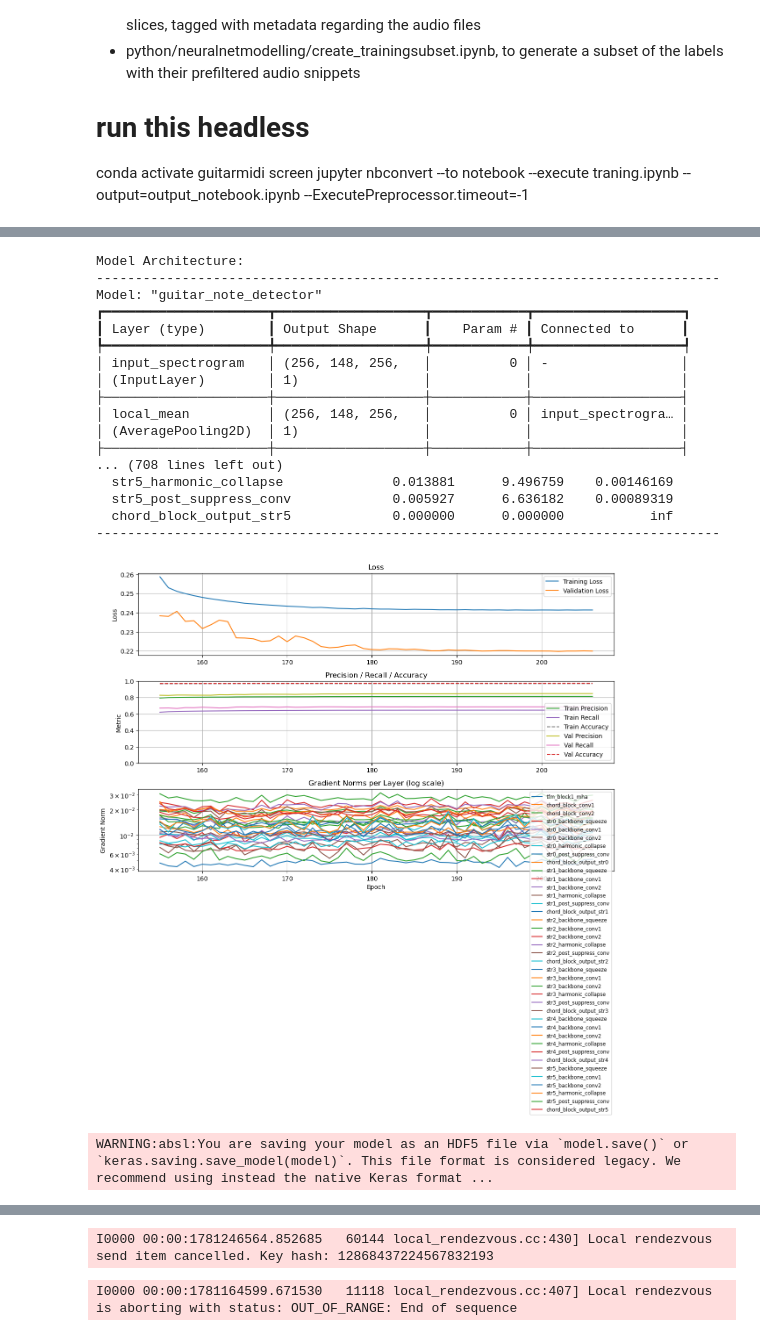
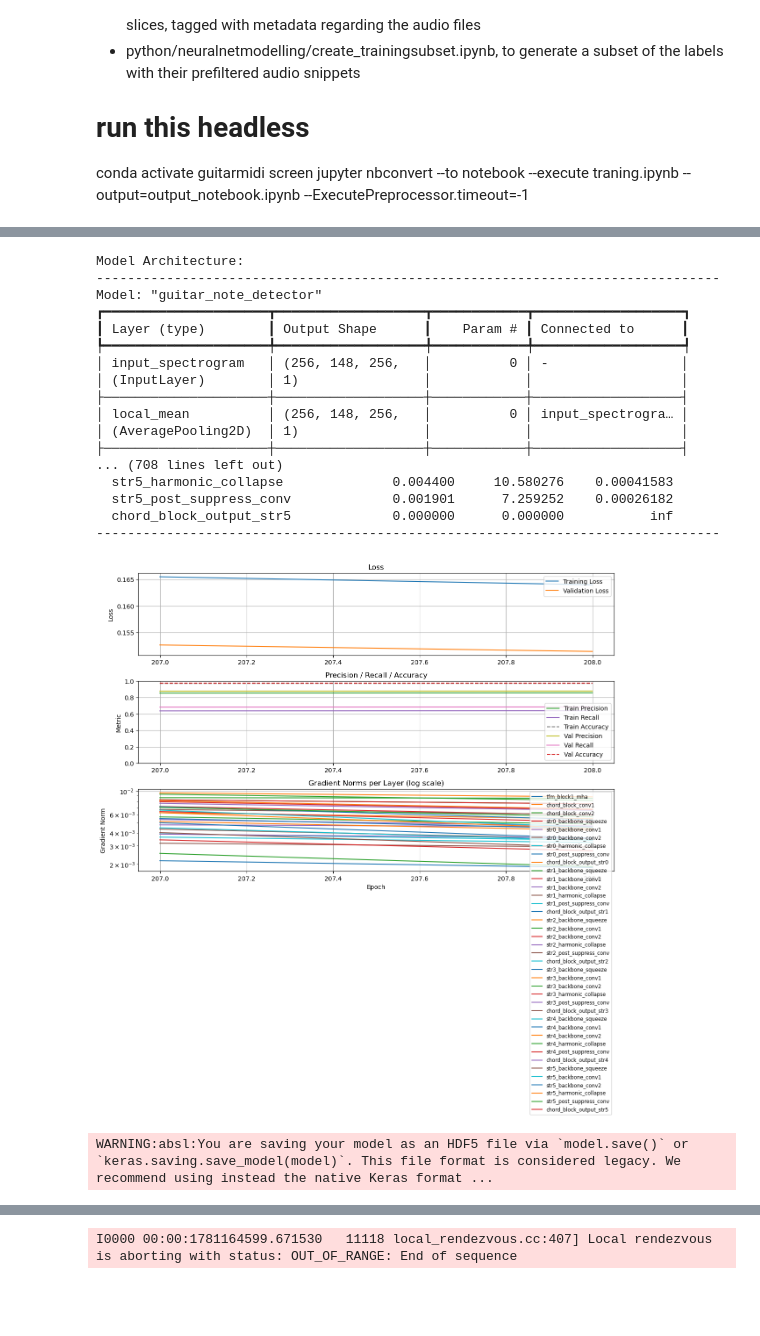
Before and after one commit to geraldmwangi/GuitarMidi-LV2, a Jupyter notebook: python/neuralnetmodelling/training-with-prefiltering-singletfrecord.ipynb, the cells around one changed output, grey strips where cells are left out. Cells and saved outputs as stored; diff of their text form; code cells hidden in the pictures; blank space fills up the shorter version.

Commit message:
testing current best epoch guitarmidi_staticmapping_epoch208_valAcc0.9755_valPrec0.8789_valRecall0.6852.keras

```diff
--- a/python/neuralnetmodelling/training-with-prefiltering-singletfrecord.ipynb
+++ b/python/neuralnetmodelling/training-with-prefiltering-singletfrecord.ipynb
@@ -657,37 +666,37 @@ try:
     #     layer.trainable = 'chord_block_output' in layer.name
     cnn_model.summary()
     history_cnn = cnn_model.fit(train_dataset,
-                                initial_epoch=154,#142,
+                                initial_epoch=206,#142,
                                 epochs=EPOCHS,
                                 # steps_per_epoch=STEPS_PER_EPOCH,
                                 # validation_steps=VALIDATION_STEPS,
                                 #batch_size=BATCH_SIZE, shuffle=False,
                                 validation_data=val_dataset,
                                 callbacks=[plot_callback, early_stopping_callback,checkpoint,checkpointh5,reduce_lr,tensorboard_callback])#,lr_scheduler_callback])
 
     #cnn_model.save_weights('guitarmidi.weights.keras')
     cnn_model.save('guitarmidi-no-transformer.keras')
     print("Model weights saved successfully!")
 
 except Exception as e:
     print(f"An error occurred during training: {e}")
 # %% [output]
 Model Architecture:
 --------------------------------------------------------------------------------
 Model: "guitar_note_detector"
 ┏━━━━━━━━━━━━━━━━━━━━━┳━━━━━━━━━━━━━━━━━━━┳━━━━━━━━━━━━┳━━━━━━━━━━━━━━━━━━━┓
 ┃ Layer (type)        ┃ Output Shape      ┃    Param # ┃ Connected to      ┃
 ┡━━━━━━━━━━━━━━━━━━━━━╇━━━━━━━━━━━━━━━━━━━╇━━━━━━━━━━━━╇━━━━━━━━━━━━━━━━━━━┩
 │ input_spectrogram   │ (256, 148, 256,   │          0 │ -                 │
 │ (InputLayer)        │ 1)                │            │                   │
 ├─────────────────────┼───────────────────┼────────────┼───────────────────┤
 │ local_mean          │ (256, 148, 256,   │          0 │ input_spectrogra… │
 │ (AveragePooling2D)  │ 1)                │            │                   │
 ├─────────────────────┼───────────────────┼────────────┼───────────────────┤
 ... (708 lines left out)
-  str5_harmonic_collapse              0.013881      9.496759    0.00146169
-  str5_post_suppress_conv             0.005927      6.636182    0.00089319
+  str5_harmonic_collapse              0.004400     10.580276    0.00041583
+  str5_post_suppress_conv             0.001901      7.259252    0.00026182
   chord_block_output_str5             0.000000      0.000000           inf
 --------------------------------------------------------------------------------
-[figure, old version]
+[figure, new version]
 WARNING:absl:You are saving your model as an HDF5 file via `model.save()` or `keras.saving.save_model(model)`. This file format is considered legacy. We recommend using instead the native Keras format ...
@@ -697,4 +705,3 @@ Epoch 207/500
-I0000 00:00:1781246564.852685   60144 local_rendezvous.cc:430] Local rendezvous send item cancelled. Key hash: 12868437224567832193
 # %%
 from tensorflow.data import Dataset
 dataset = Dataset.range(1, 6)  # ==> [ 1, 2, 3, 4, 5 ]
```
Also changed, not shown: parts of 2 cells of this notebook, 8 other files.
